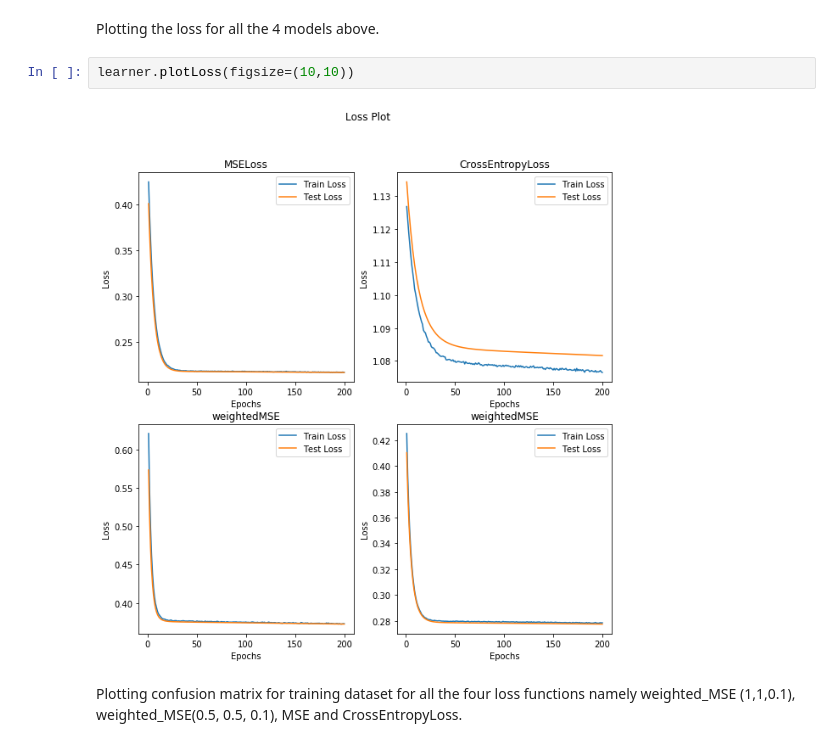
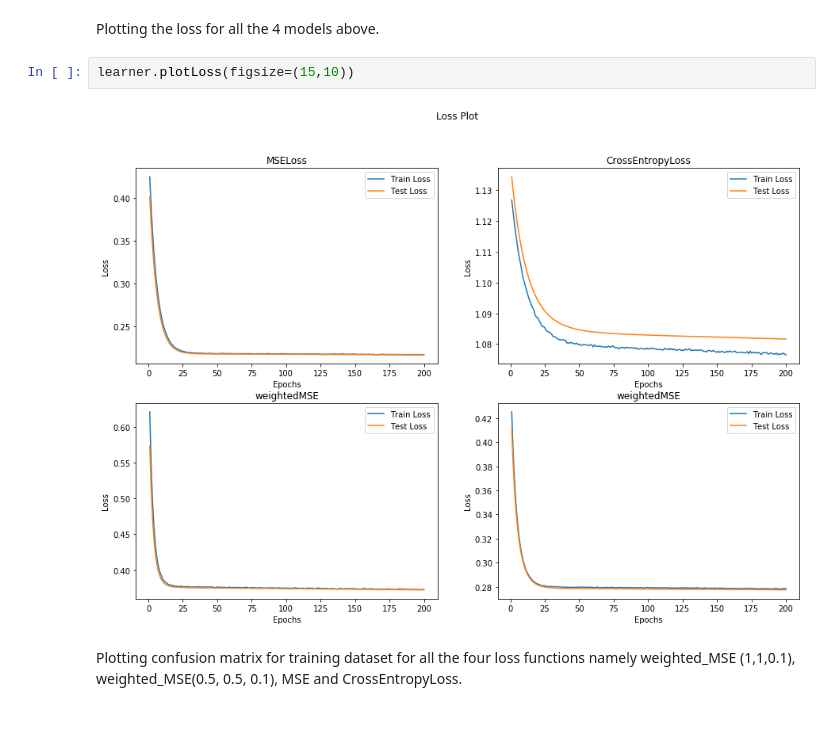
Before and after one commit to dumbPy/SceneR2, a Jupyter notebook: Notebooks/CSV_Model_with_Vehicle_Motion_Data.ipynb, the cells around one changed output. Drawn from its saved outputs; the diff is of its cells as text.

```diff
--- a/Notebooks/CSV_Model_with_Vehicle_Motion_Data.ipynb
+++ b/Notebooks/CSV_Model_with_Vehicle_Motion_Data.ipynb
@@ -97,9 +97,9 @@ learner.train(200)
 # %% [markdown]
 Plotting the loss for all the 4 models above.
 # %%
-learner.plotLoss(figsize=(10,10))
+learner.plotLoss(figsize=(15,10))
 # %% [output]
-[figure, old version]
+[figure, new version]
 # %% [markdown]
 Plotting confusion matrix for training dataset for all the four loss functions namely weighted_MSE (1,1,0.1), weighted_MSE(0.5, 0.5, 0.1), MSE and CrossEntropyLoss.
 # %%
```
Also changed, not shown: parts of 14 cells of this notebook, 5 other files.
